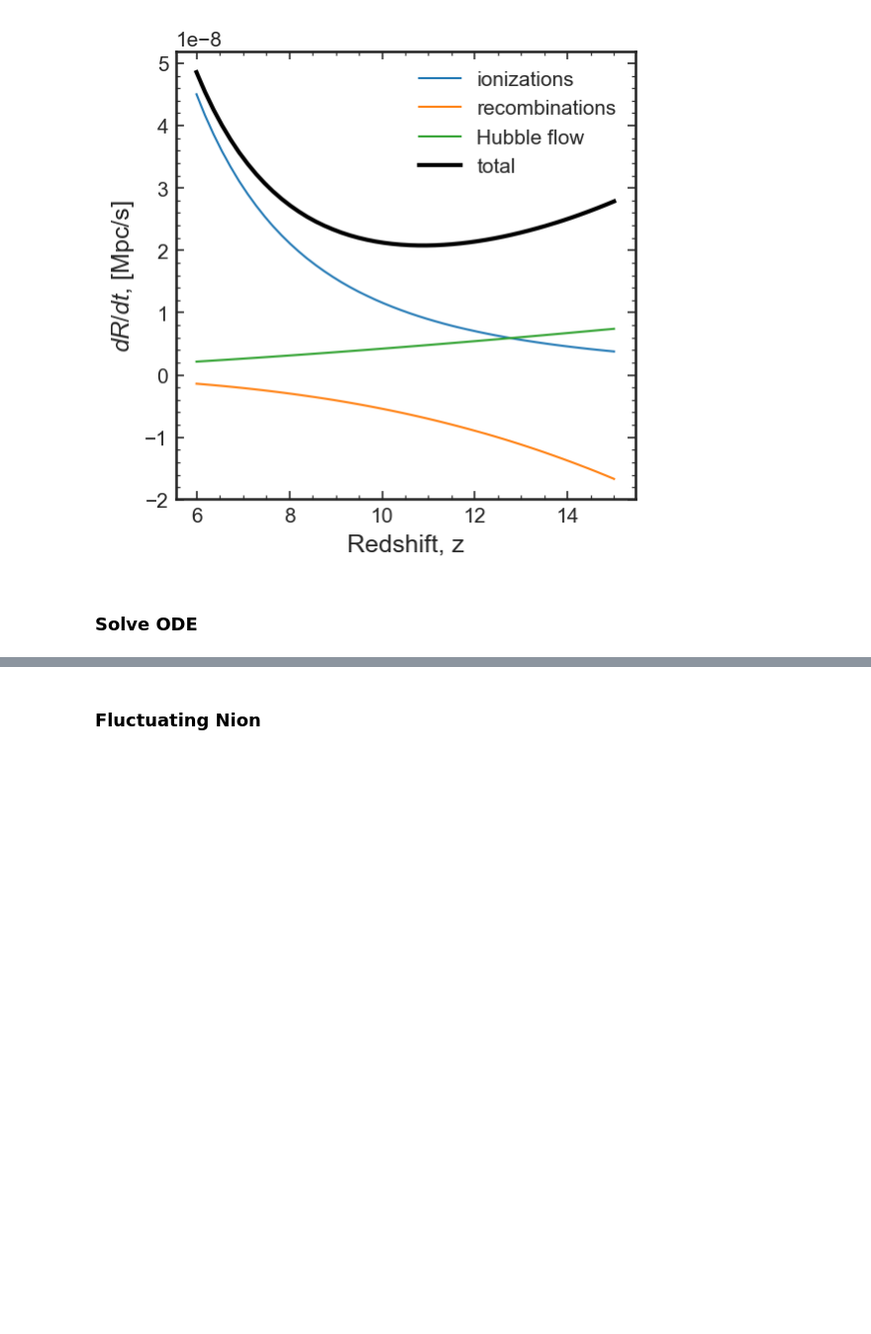
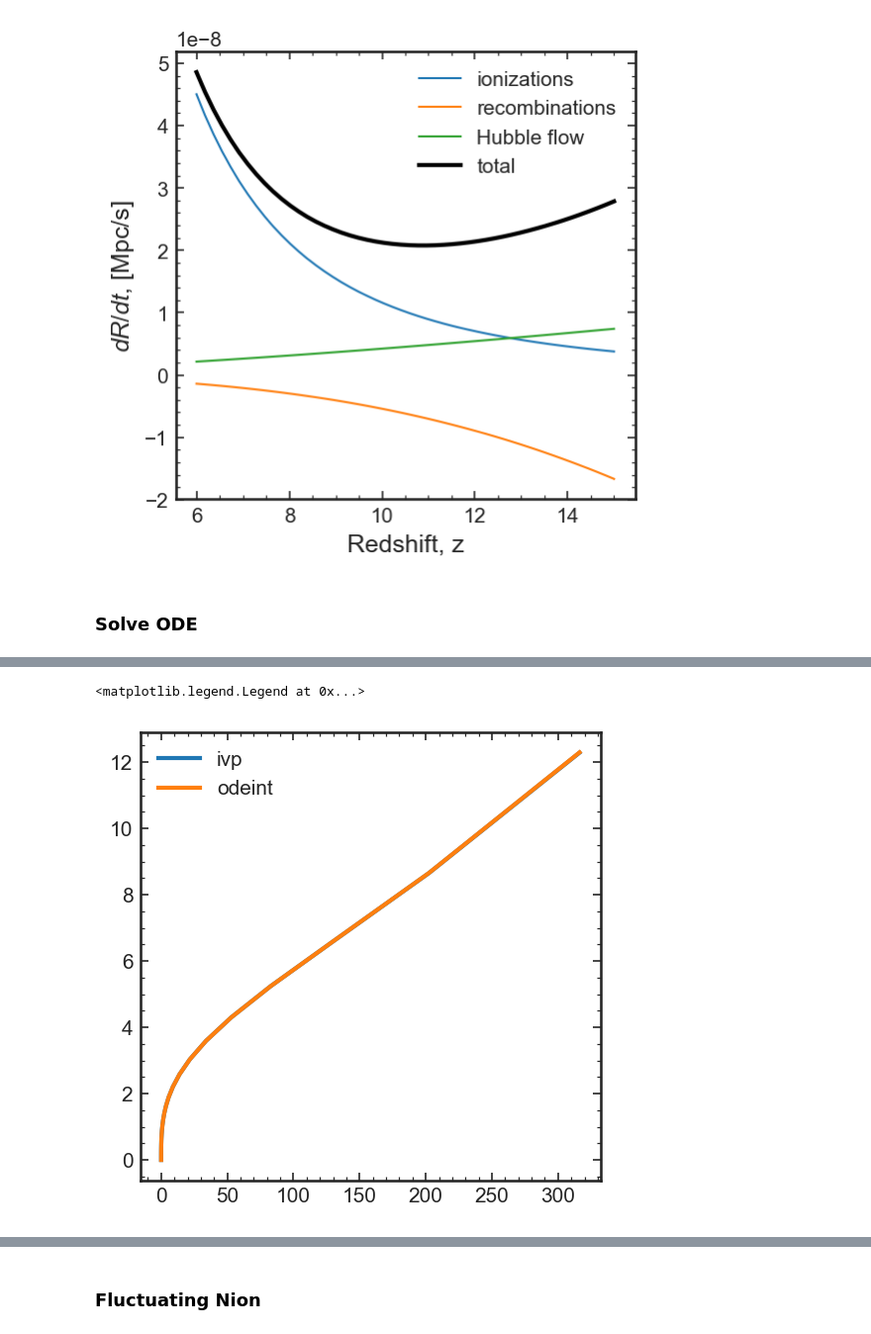
Before and after one commit to charlottenosam/LyaLineshapes, a Jupyter notebook: notebooks/bubble_size_lya_DV.ipynb, the cells around one changed output, grey strips where cells are left out. Shown at 99% size. Drawn from its saved outputs; the diff is of its cells as text; code cells hidden in the pictures; blank space fills up the shorter version.

```diff
--- a/notebooks/bubble_size_lya_DV.ipynb
+++ b/notebooks/bubble_size_lya_DV.ipynb
@@ -367,20 +365,32 @@ print(z_tab_sourceage)
 # %%
 # Define a function which calculates the derivative
-def dR3_dt(R3, t, z_s0=10, Ndot_ion=1.e55/u.s):
+def dR3_dt(t, R3, z_s0=10, Ndot_ion=1.e55/u.s,):
+  #         Ndot_ion_type='constant', Ndot_ion_alpha=-2.):
+    """
+    Rate of growth of R^3 ionization front
+    in Mpc/yr
 
+    NB: for solve_ivp must be fun(t, y)
+    """
+    # Age of universe when source turned on
     t_source_on     = Planck15.age(z=z_s0)
+
+    # At age of source, t, what is redshift?
+    t_now = t*u.yr + t_source_on
     try:
-        z_tab_sourceage = np.array([z_at_value(Planck15.age, time + t_source_on) for time in t*u.yr])
+        z_tab_sourceage = np.array([z_at_value(Planck15.age, time) for time in t_now])
     except:
-        z_tab_sourceage = z_at_value(Planck15.age, t*u.yr + t_source_on)
+        z_tab_sourceage = z_at_value(Planck15.age, t_now)
 
     R = R3**(1./3.) * u.Mpc
 
+#     # Ndot_ion
+#     if Ndot_ion
+#     Ndot_ion_burst(t, burst_freq=5e7*u.yr, burst_height=1.e57/u.s,
+
+#     print(t, Ndot_ion)
+    # Components of ionization front growth
     # All in Mpc**3/yr
-#     dR3dt_ion = ionization_front_ionizations(z_tab_sourceage, Ndot_ion=Ndot_ion).value
-#     dR3dt_rec = ionization_front_recombinations(z_tab_sourceage, R=R).value
-#     dR3dt_Hub = ionization_front_Hubble(z_tab_sourceage, R=R).value
-
     dR3dt_ion = ionization_front_ionizations(z_s0, Ndot_ion=Ndot_ion).value
     dR3dt_rec = ionization_front_recombinations(z_s0, R=R).value
     dR3dt_Hub = ionization_front_Hubble(z_tab_sourceage, R=R).value
@@ -389,2 +405,22 @@ def dR3_dt(R3, t, z_s0=10, Ndot_ion=1.e55/u.s):
+# %%
+z_s0     = 10
+# Redshift source turned on
+Ndot_ion = 1e57/u.s
+t_tab    = np.logspace(-1, 8.5)
+# t_tab = np.linspace(0, 3e8)
+args=z_s0, Ndot_ion
+sol = solve_ivp(fun=lambda t, y: dR3_dt(t, y, *args), t_span=[t_tab[0], t_tab[-1]], y0=[0.], t_eval=t_tab,
+                method='RK23', vectorized=True, )
+R_ivp = sol.y.T**(1/3.)
+
+R3 = odeint(dR3_dt, y0=0., t=t_tab, args=(z_s0, Ndot_ion), tfirst=True)
+R_odeint = R3.T[0]**(1/3.)
+
+plt.plot(t_tab/1e6, R_ivp, label='ivp')
+plt.plot(t_tab/1e6, R_odeint, label='odeint')
+plt.legend()
+# %% [output]
+<matplotlib.legend.Legend at 0x...>
+[figure, added]
 # %%
 t_tab = np.linspace(0, 3e8)
```
Also changed, not shown: parts of 9 cells of this notebook, 3 other files.
